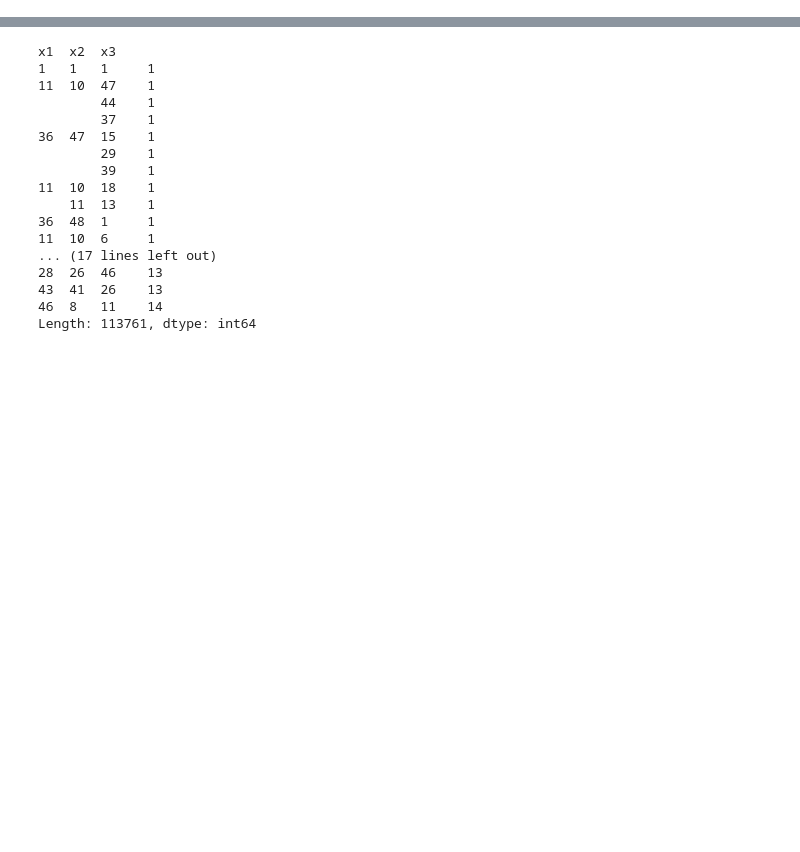
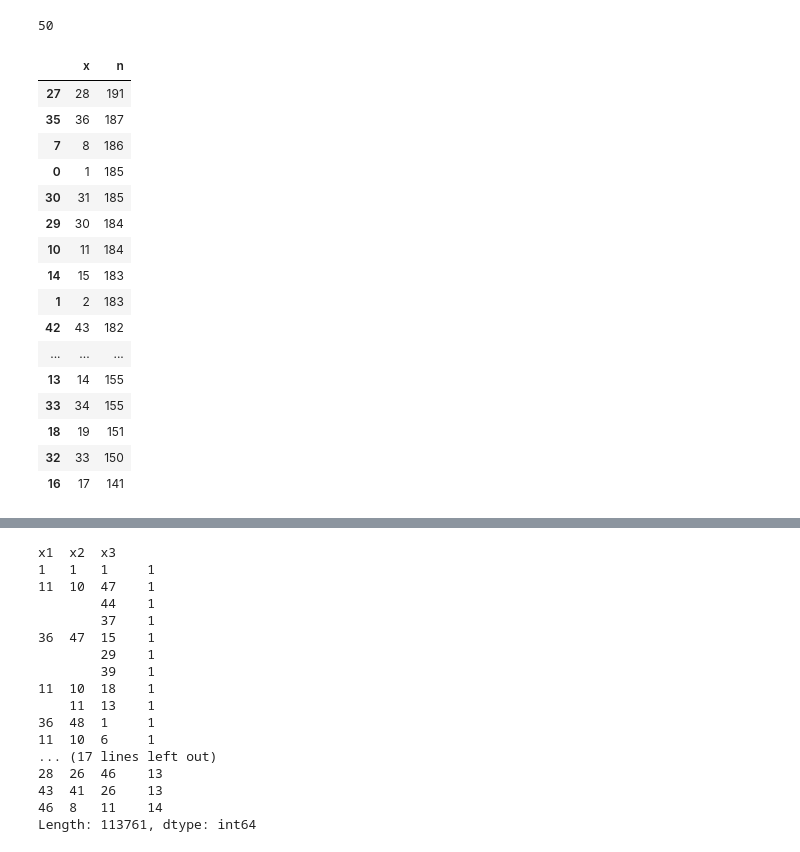
Before and after one commit to c3h3/agilearning-lottery, a Jupyter notebook: dev-ipynbs/c3h3dev/lottery.ipynb, the cells around one changed output, grey strips where cells are left out. Cells and saved outputs as stored; diff of their text form; code cells hidden in the pictures; blank space fills up the shorter version.

```diff
--- a/dev-ipynbs/c3h3dev/lottery.ipynb
+++ b/dev-ipynbs/c3h3dev/lottery.ipynb
@@ -59,2 +103,5 @@ data_df = df[["x1","x2","x3","x4","x5","x6","s"]]
 # %%
 data_list = data_df.values.tolist()
+# %%
+unigram_df = pd.DataFrame(data_df.values.flatten())
+unigram_df.columns = ["x"]
@@ -60,0 +128,27 @@ data_list = data_df.values.tolist()
+# %%
+unigram_df.groupby("x").size().max() - unigram_df.groupby("x").size().min()
+# %% [output]
+50
+# %%
+unigram_df = unigram_df.groupby("x").size().reset_index()
+unigram_df.columns = ["x","n"]
+# %%
+unigram_df.sort("n",ascending=0)
+# %% [output]
+|  | x | n |
+| 27 | 28 | 191 |
+| 35 | 36 | 187 |
+| 7 | 8 | 186 |
+| 0 | 1 | 185 |
+| 30 | 31 | 185 |
+| 29 | 30 | 184 |
+| 10 | 11 | 184 |
+| 14 | 15 | 183 |
+| 1 | 2 | 183 |
+| 42 | 43 | 182 |
+| ... | ... | ... |
+| 13 | 14 | 155 |
+| 33 | 34 | 155 |
+| 18 | 19 | 151 |
+| 32 | 33 | 150 |
+| 16 | 17 | 141 |
```
Also changed, not shown: parts of 12 cells of this notebook, 3 other files.
